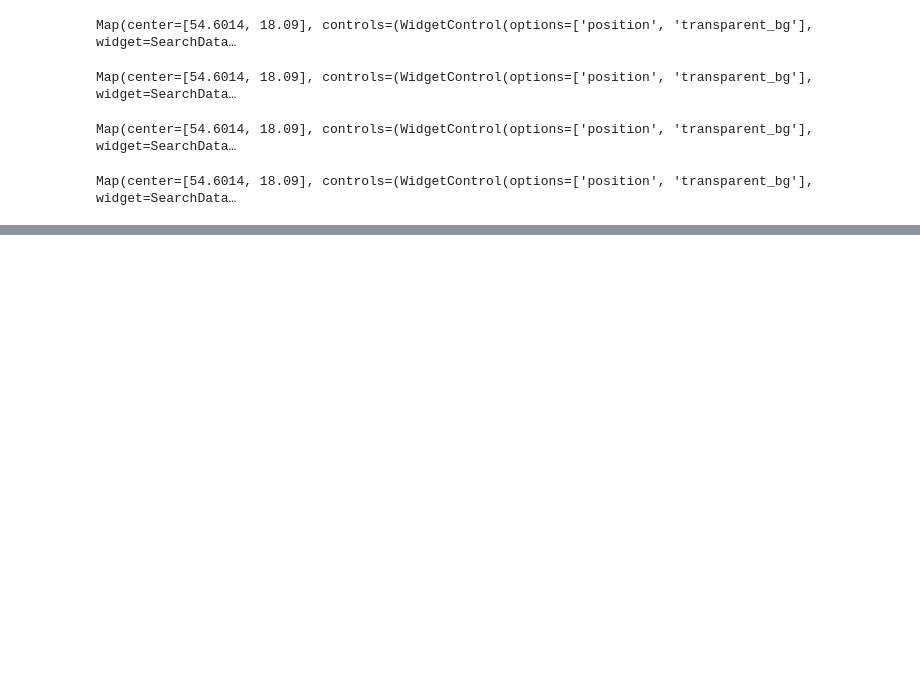
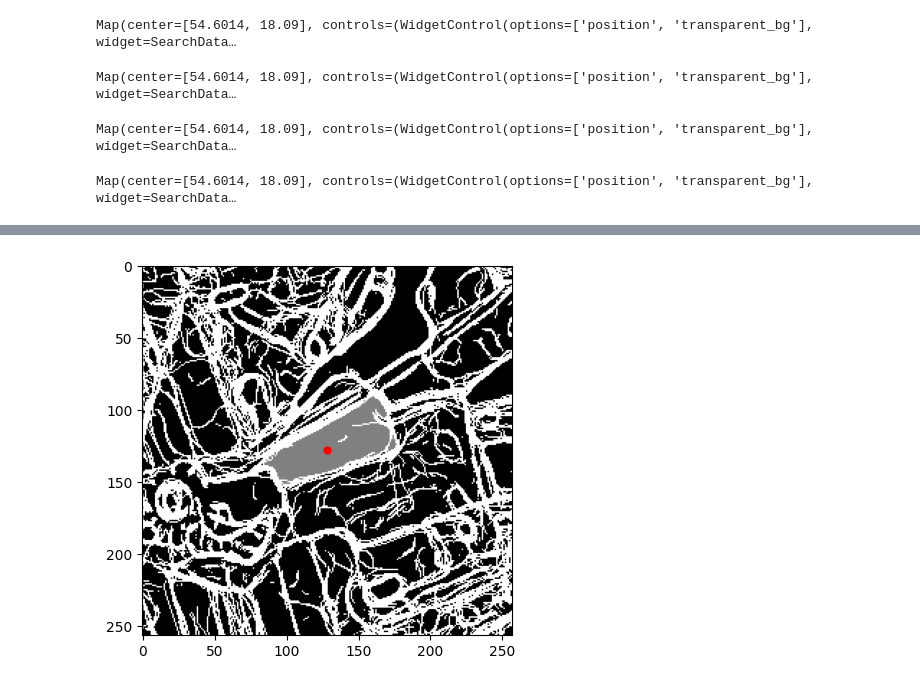
Before and after one commit to filipkorthals/UAVRoutePlanning, a Jupyter notebook: jupyter_notebooks/edges_detection_hysteresis_thresholding.ipynb, the cells around one changed output, grey strips where cells are left out. Saved outputs shown, nothing was run; the diff lists cells and outputs as text; code cells hidden in the pictures; blank space fills up the shorter version.

```diff
--- a/jupyter_notebooks/edges_detection_hysteresis_thresholding.ipynb
+++ b/jupyter_notebooks/edges_detection_hysteresis_thresholding.ipynb
@@ -339,0 +357,17 @@ plt.show()
+# %%
+""" Single area detection """
+
+longitude = 53.325556
+latitude = 18.443333
+point = ee.Geometry.Point([18.445007, 53.325876])
+time_periods = [['2017-06-01', '2017-09-01'], ['2018-06-01', '2018-09-01'], ['2019-06-01', '2019-09-01'], ['2020-06-01', '2020-09-01'], ['2021-06-01', '2021-09-01'], ['2022-06-01', '2022-09-01'], ['2023-06-01', '2023-09-01'], ['2024-06-01', '2024-09-01']]
+
+detector = EdgeDetector(time_periods, [point])
+map = detector.detect_and_return_merged_bands(['B4', 'B3', 'B2'], [110 if i % 2 == 0 else 120 for i in range(6)], [5, 11, 4], 5)
+
+import matplotlib.pyplot as plt
+
+areaDetector = AreaDetector(map)
+img_array = areaDetector.detect_in_point(point)
+# %% [output]
+[figure, added]
```
Also changed, not shown: parts of 12 cells of this notebook.
